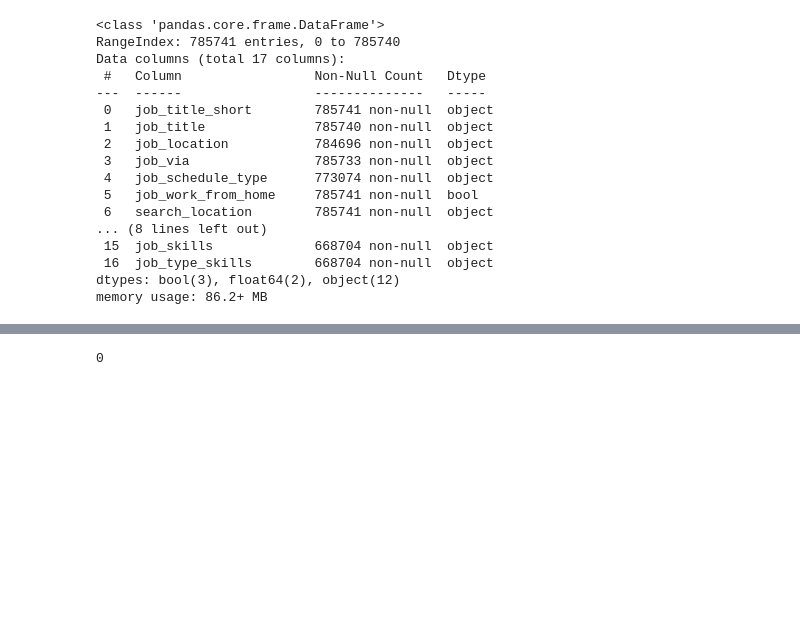
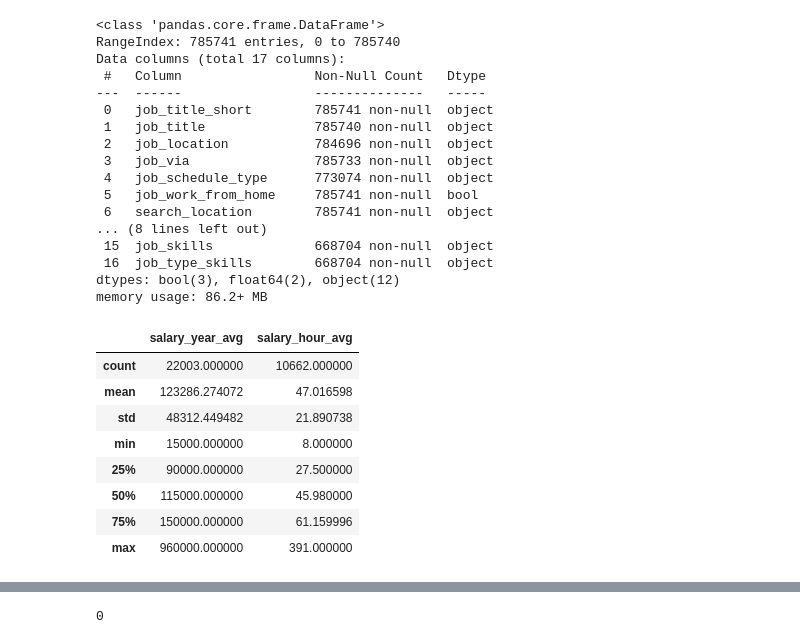
Before and after one commit to gayanadasooriya/Data-Job-Skills-Analysis-, a Jupyter notebook: python_project/python_project.ipynb, the cells around one changed output, grey strips where cells are left out. Cells and saved outputs as stored; diff of their text form; code cells hidden in the pictures; blank space fills up the shorter version.

```diff
--- a/python_project/python_project.ipynb
+++ b/python_project/python_project.ipynb
@@ -50,6 +50,18 @@ Data columns (total 17 columns):
  16  job_type_skills        668704 non-null  object
 dtypes: bool(3), float64(2), object(12)
 memory usage: 86.2+ MB
+# %%
+df.describe()
+# %% [output]
+|  | salary_year_avg | salary_hour_avg |
+| count | 22003.000000 | 10662.000000 |
+| mean | 123286.274072 | 47.016598 |
+| std | 48312.449482 | 21.890738 |
+| min | 15000.000000 | 8.000000 |
+| 25% | 90000.000000 | 27.500000 |
+| 50% | 115000.000000 | 45.980000 |
+| 75% | 150000.000000 | 61.159996 |
+| max | 960000.000000 | 391.000000 |
 # %%
 # Preview the dataset
 df.head(3)
```
Also changed, not shown: parts of 4 cells of this notebook, 2 other files.
